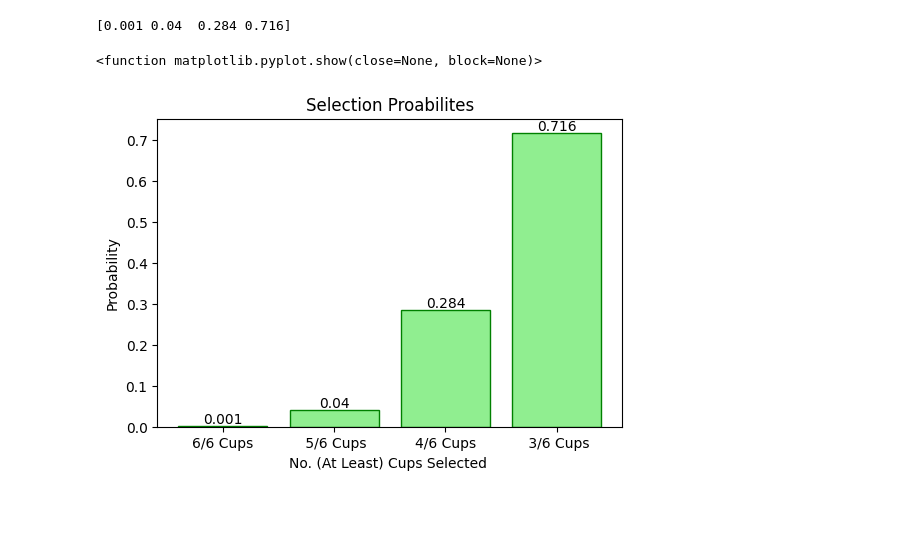
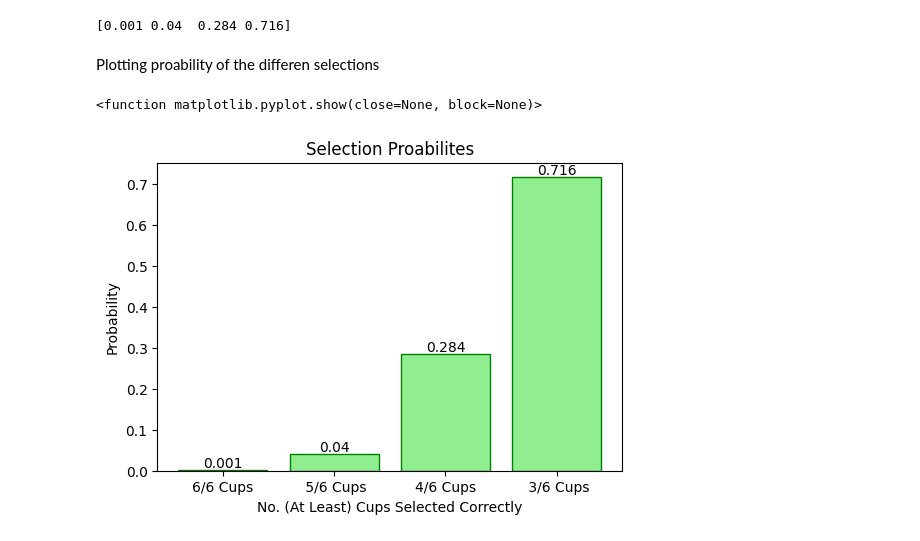
Before and after one commit to PectenMaximus/applied_statistics_ar-, a Jupyter notebook: tasks.ipynb, the cells around one changed output. Drawn from its saved outputs; the diff is of its cells as text; code cells hidden in the pictures; blank space fills up the shorter version.

```diff
--- a/tasks.ipynb
+++ b/tasks.ipynb
@@ -167,20 +172,22 @@ selections_probability = (rounded_probability_all_six_correct,rounded_probabilit
 print (np.array (selections_probability))
 # %% [output]
 [0.001 0.04  0.284 0.716]
+# %% [markdown]
+Plotting proability of the differen selections
 # %%
 fig, ax = plt.subplots(figsize=(6, 4))
 
 x = ["6/6 Cups"," 5/6 Cups","4/6 Cups"," 3/6 Cups"]
 y = selections_probability
 
 barplot = plt.bar(x,y,fc="lightgreen", ec="green")
-plt.xlabel('No. (At Least) Cups Selected ')
+plt.xlabel('No. (At Least) Cups Selected Correctly')
 plt.ylabel('Probability')
 plt.title('Selection Proabilites')
 
 plt.bar_label (barplot, labels = y, label_type= "edge")
 
 plt.show
 # %% [output]
 <function matplotlib.pyplot.show(close=None, block=None)>
-[figure, old version]
+[figure, new version]
```
Also changed, not shown: parts of 12 cells of this notebook.
